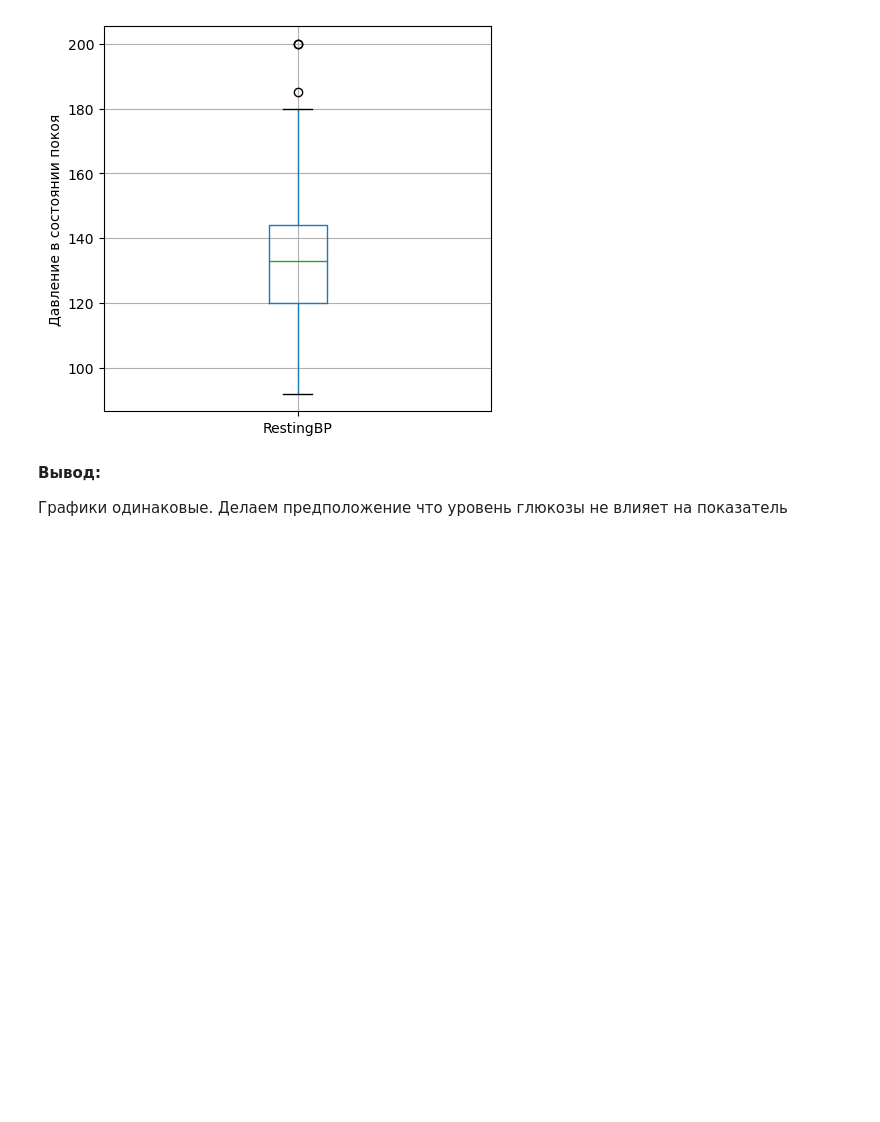
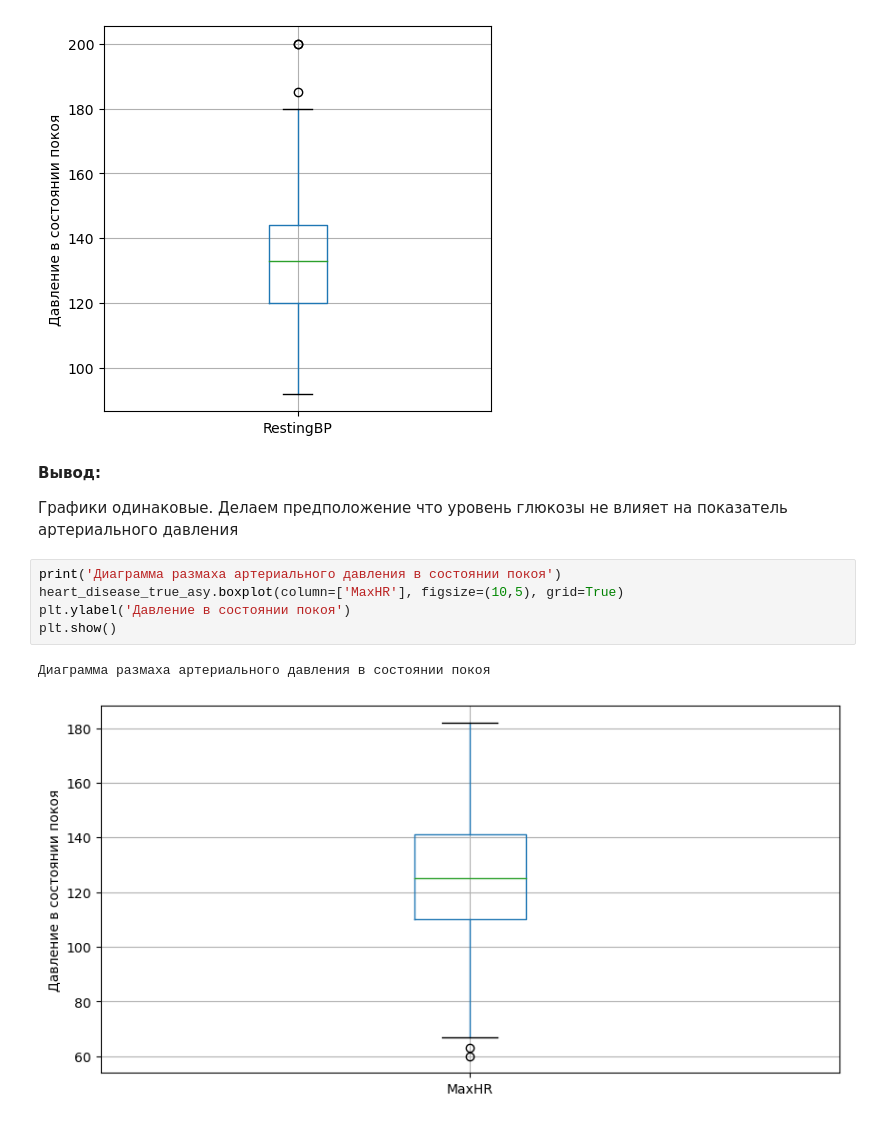
Before and after one commit to DzhafarovSergey/heart_disease_research, a Jupyter notebook: Heart disease research.ipynb, the cells around one changed output. Cells and saved outputs as stored; diff of their text form; blank space fills up the shorter version.

```diff
--- a/Heart disease research.ipynb
+++ b/Heart disease research.ipynb
@@ -361,4 +334,12 @@ plt.show()
 # %% [markdown]
 **Вывод:**
 
-Графики одинаковые. Делаем предположение что уровень глюкозы не влияет на показатель
+Графики одинаковые. Делаем предположение что уровень глюкозы не влияет на показатель артериального давления
+# %%
+print('Диаграмма размаха артериального давления в состоянии покоя')
+heart_disease_true_asy.boxplot(column=['MaxHR'], figsize=(10,5), grid=True)
+plt.ylabel('Давление в состоянии покоя')
+plt.show()
+# %% [output]
+Диаграмма размаха артериального давления в состоянии покоя
+[figure, added]
```
Also changed, not shown: parts of 23 cells of this notebook.
